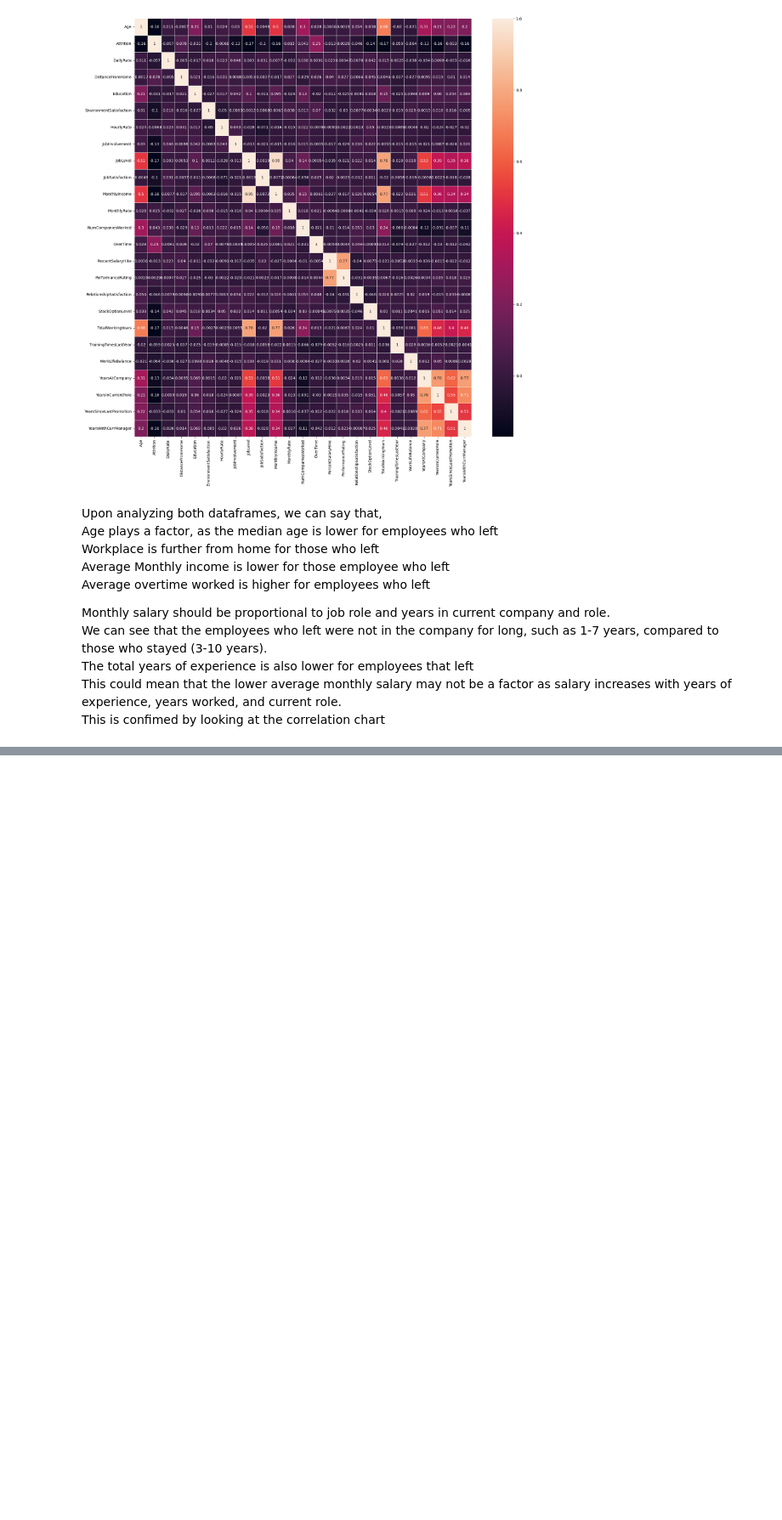
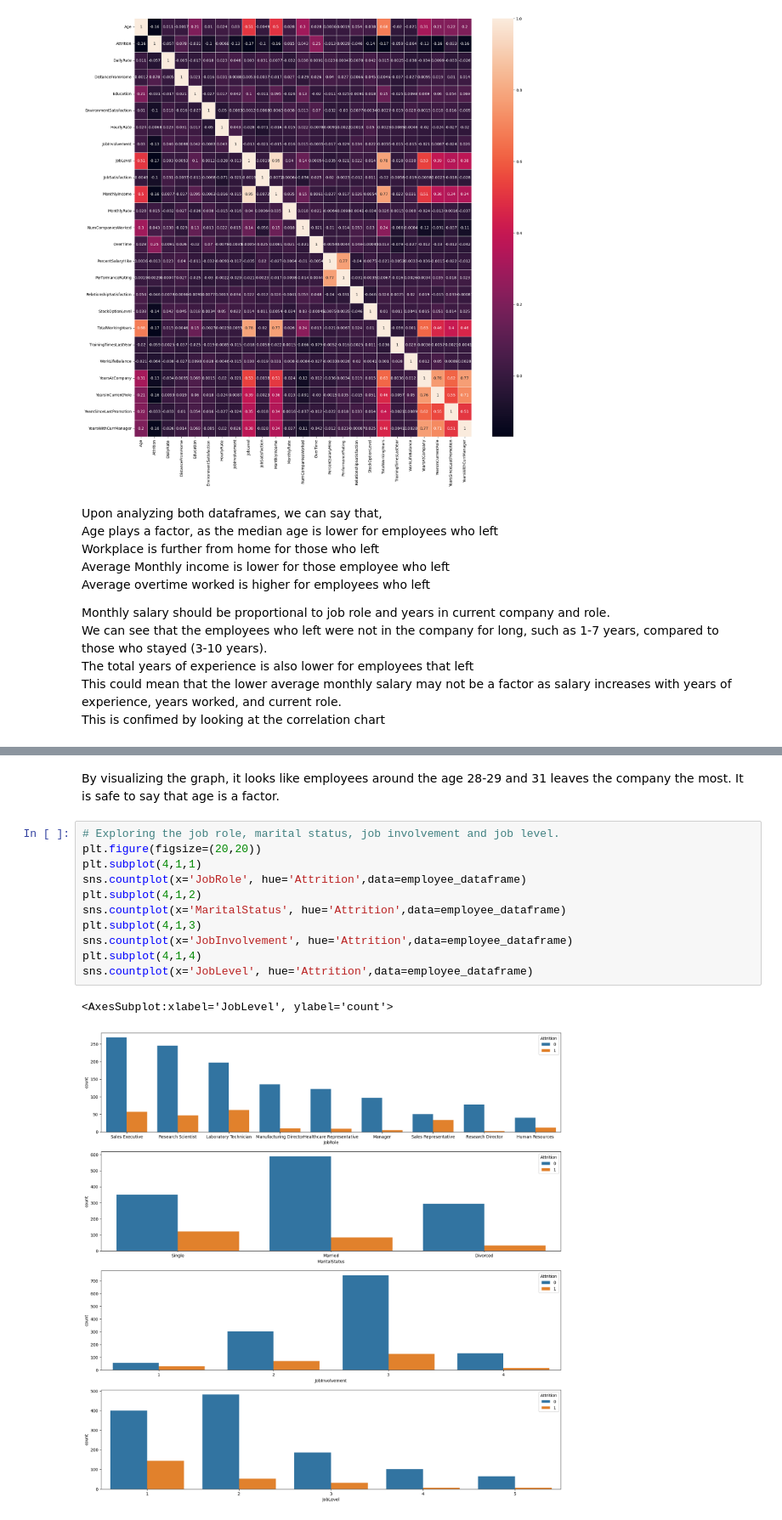
Before and after one commit to YasHabib/Human-resource---Case-Study, a Jupyter notebook: Human_Resource_Case-Study.ipynb, the cells around one changed output, grey strips where cells are left out. Shown at 85% size. Drawn from its saved outputs; the diff is of its cells as text; blank space fills up the shorter version.

```diff
--- a/Human_Resource_Case-Study.ipynb
+++ b/Human_Resource_Case-Study.ipynb
@@ -167,0 +175,16 @@ This is confimed by looking at the correlation chart<br>
+# %% [markdown]
+By visualizing the graph, it looks like employees around the age 28-29 and 31 leaves the company the most. It is safe to say that age is a factor.
+# %%
+# Exploring the job role, marital status, job involvement and job level.
+plt.figure(figsize=(20,20))
+plt.subplot(4,1,1)
+sns.countplot(x='JobRole', hue='Attrition',data=employee_dataframe)
+plt.subplot(4,1,2)
+sns.countplot(x='MaritalStatus', hue='Attrition',data=employee_dataframe)
+plt.subplot(4,1,3)
+sns.countplot(x='JobInvolvement', hue='Attrition',data=employee_dataframe)
+plt.subplot(4,1,4)
+sns.countplot(x='JobLevel', hue='Attrition',data=employee_dataframe)
+# %% [output]
+<AxesSubplot:xlabel='JobLevel', ylabel='count'>
+[figure, added]
```
Also changed, not shown: parts of 12 cells of this notebook.
